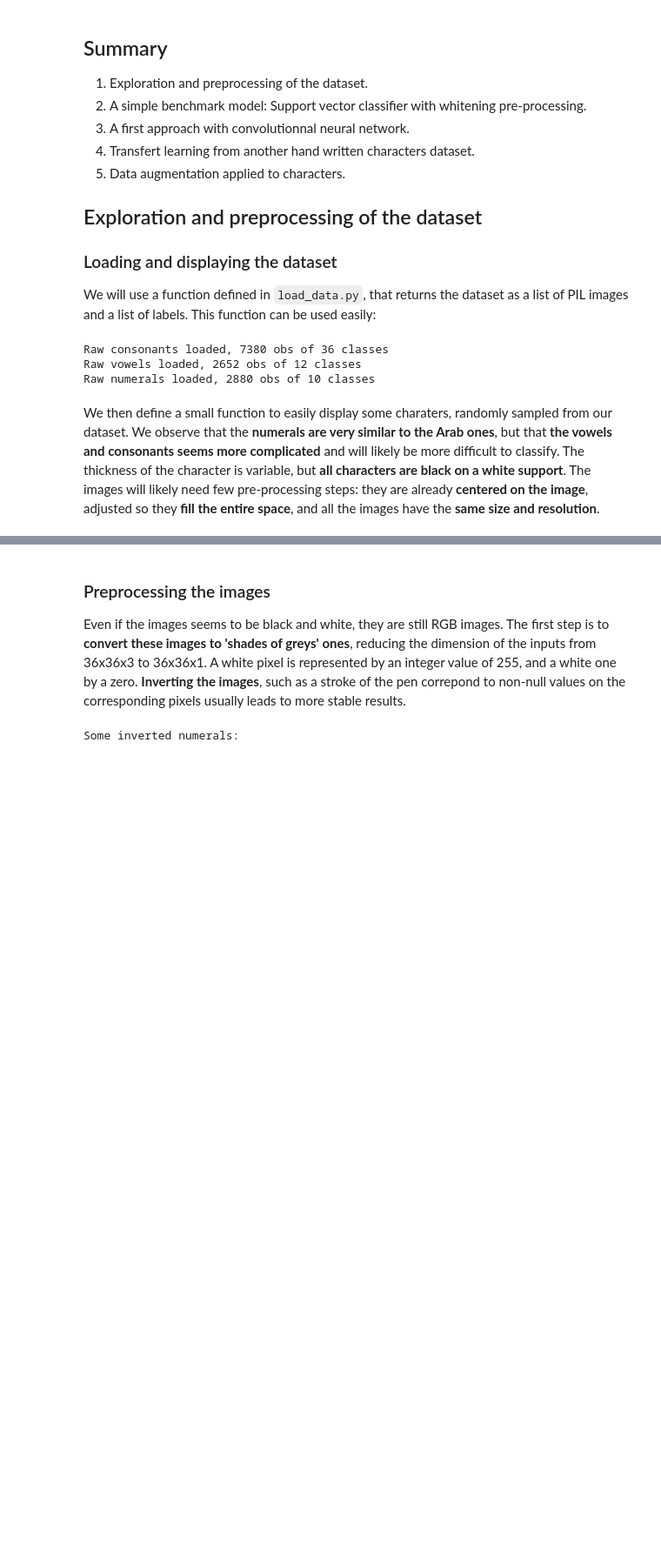
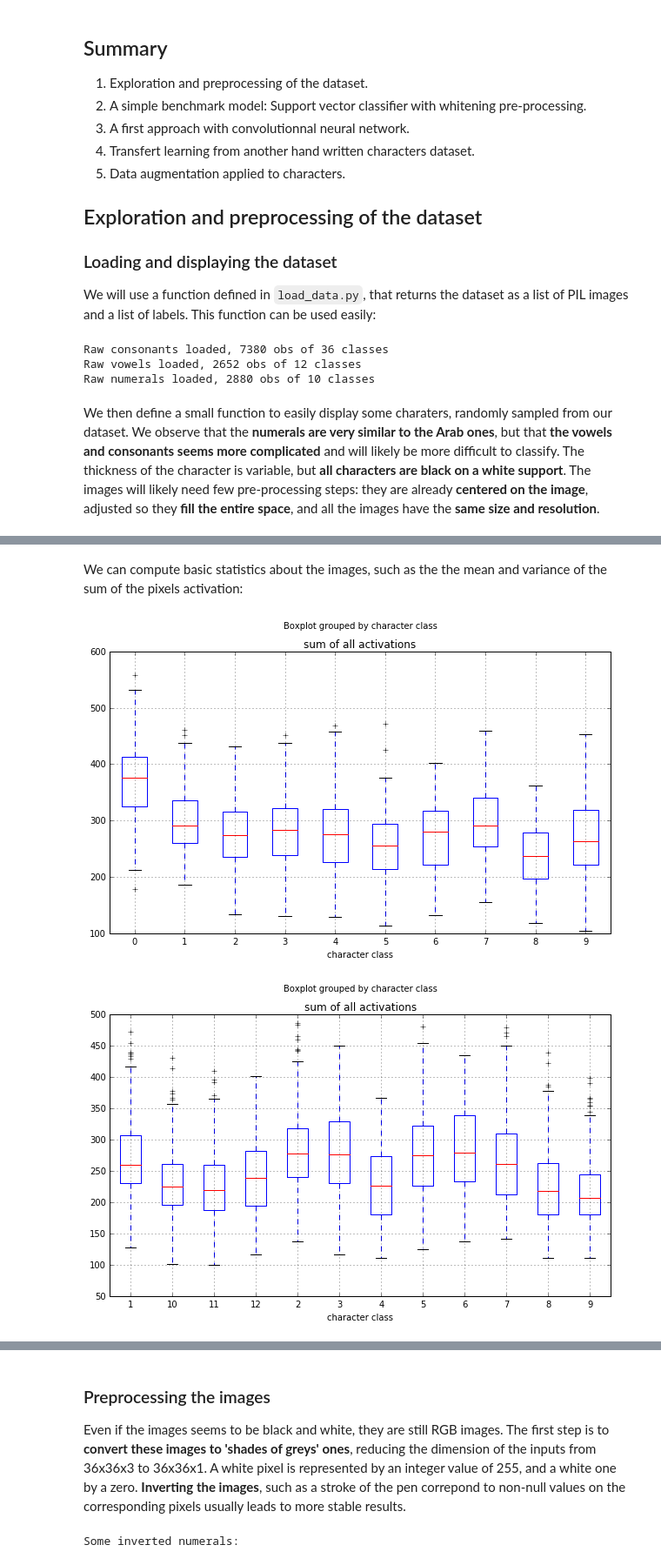
Before and after one commit to PForet/Devanagari_recognition, a Jupyter notebook: CNN and transfer learning.ipynb, the cells around one changed output, grey strips where cells are left out. Shown at 87% size. Drawn from its saved outputs; the diff is of its cells as text; code cells hidden in the pictures; blank space fills up the shorter version.

Commit message:
added more visualizations

```diff
--- a/CNN and transfer learning.ipynb
+++ b/CNN and transfer learning.ipynb
@@ -66,0 +67,19 @@ Some unprocessed consonants:
+# %% [markdown]
+We can compute basic statistics about the images, such as the the mean and variance of the sum of the pixels activation:
+# %%
+# need the tensors to be computed, see below in the notebook
+import pandas as pd
+
+def tensors_activation_plot(X, y):
+    tmp = pd.DataFrame.from_dict({
+        'sum of all activations':[np.sum(one_tensor) for one_tensor in X],
+        'character class':y
+    })
+    tmp.boxplot('sum of all activations', by='character class')
+
+tensors_activation_plot(tensors_numerals, numerals_labels)
+tensors_activation_plot(tensors_vowels, vowels_labels)
+tensors_activation_plot(tensors_consonants, consonants_labels)
+# %% [output]
+[figure, added]
+[figure, added]
```
Also changed, not shown: parts of 7 cells of this notebook.
